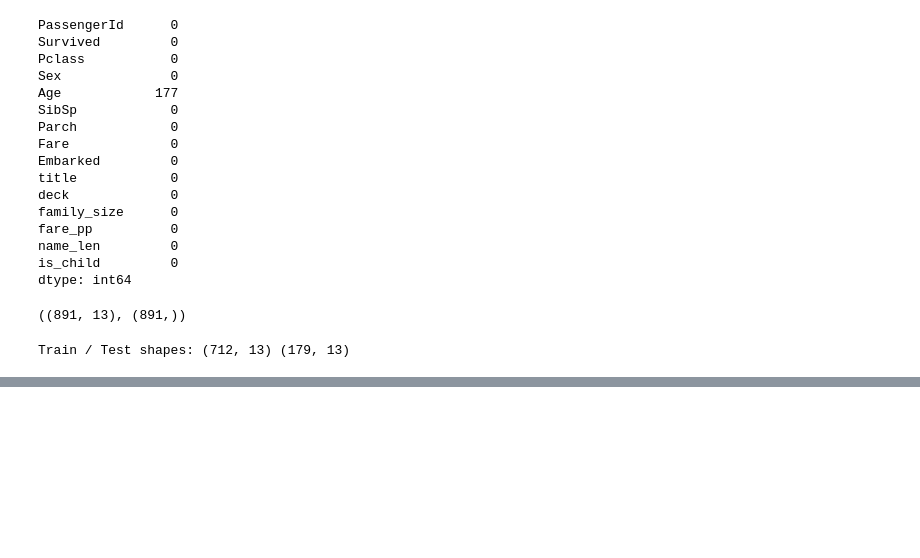
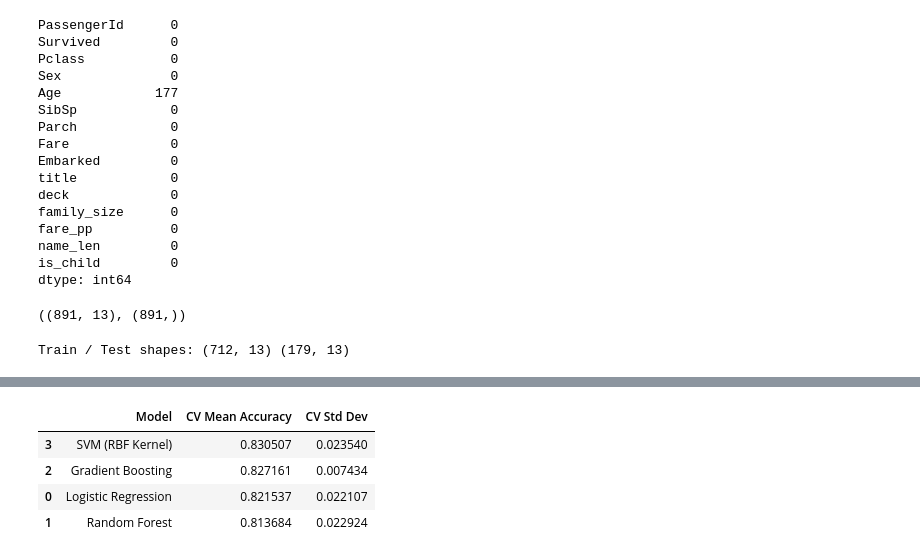
Before and after one commit to burrapriyanka85-pixel/Titanic-Survival-Classifier-Custom-Edition-, a Jupyter notebook: Titanic Survival Classifier (Custom Edition).ipynb, the cells around one changed output, grey strips where cells are left out. Drawn from its saved outputs; the diff is of its cells as text; code cells hidden in the pictures; blank space fills up the shorter version.

```diff
--- a/Titanic Survival Classifier (Custom Edition).ipynb
+++ b/Titanic Survival Classifier (Custom Edition).ipynb
@@ -505,0 +662,61 @@ results_df.to_csv("titanic_predictions_with_probs.csv", index=False)
+# %%
+# ==================================================
+# MODEL COMPARISON WITH CROSS-VALIDATION
+# ==================================================
+
+from sklearn.model_selection import cross_val_score
+from sklearn.linear_model import LogisticRegression
+from sklearn.ensemble import RandomForestClassifier, GradientBoostingClassifier
+from sklearn.svm import SVC
+import pandas as pd
+import numpy as np
+
+# Define models
+models = {
+    "Logistic Regression": LogisticRegression(max_iter=1000),
+    "Random Forest": RandomForestClassifier(
+        n_estimators=300,
+        random_state=42,
+        n_jobs=-1
+    ),
+    "Gradient Boosting": GradientBoostingClassifier(random_state=42),
+    "SVM (RBF Kernel)": SVC(probability=True, random_state=42)
+}
+
+# Store results
+results = []
+
+for model_name, model in models.items():
+    pipe = Pipeline(steps=[
+        ("preproc", pipeline.named_steps["preproc"]),
+        ("model", model)
+    ])
+
+    cv_scores = cross_val_score(
+        pipe,
+        X,
+        y,
+        cv=5,
+        scoring="accuracy",
+        n_jobs=-1
+    )
+
+    results.append({
+        "Model": model_name,
+        "CV Mean Accuracy": np.mean(cv_scores),
+        "CV Std Dev": np.std(cv_scores)
+    })
+
+# Create comparison table
+model_comparison_df = pd.DataFrame(results).sort_values(
+    by="CV Mean Accuracy",
+    ascending=False
+)
+
+model_comparison_df
+# %% [output]
+|  | Model | CV Mean Accuracy | CV Std Dev |
+| 3 | SVM (RBF Kernel) | 0.830507 | 0.023540 |
+| 2 | Gradient Boosting | 0.827161 | 0.007434 |
+| 0 | Logistic Regression | 0.821537 | 0.022107 |
+| 1 | Random Forest | 0.813684 | 0.022924 |
```
Also changed, not shown: parts of 15 cells of this notebook, 4 other files.
